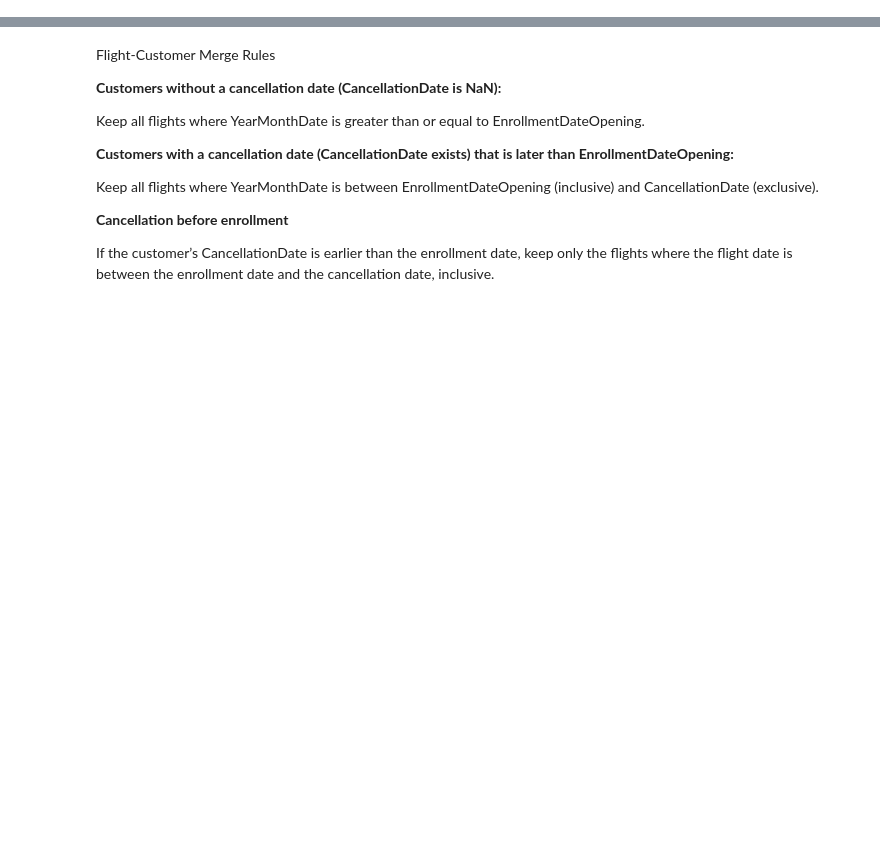
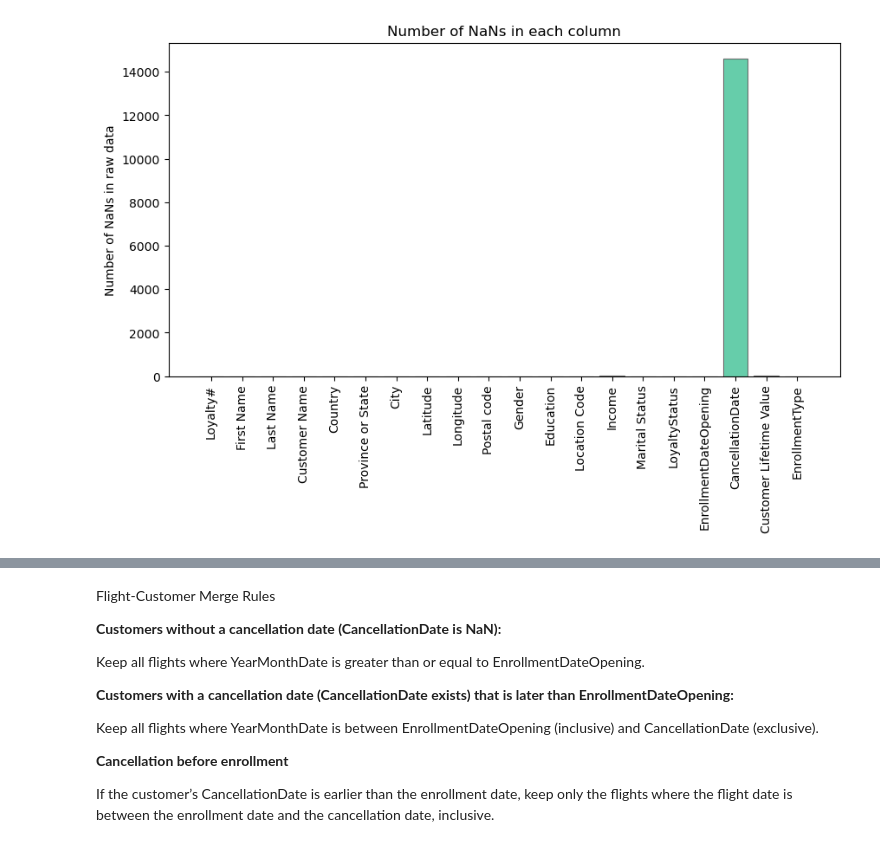
Before and after one commit to calcoafrancisca/Group-39---DM---Part2, a Jupyter notebook: AIAI.Kika.ipynb, the cells around one changed output, grey strips where cells are left out. Drawn from its saved outputs; the diff is of its cells as text; code cells hidden in the pictures; blank space fills up the shorter version.

Commit message:
Juntei os 3 datasets num (AIAI.Kika.ipynb)

```diff
--- a/DataUnderstanding.ipynb
+++ b/AIAI.Kika.ipynb
@@ -7,5 +7,5 @@ import sys
 import os
 import math
 # %%
-FlightsDB = pd.read_csv('../data/Flights_DB_clean.csv', sep = ',')
-CustomerDB = pd.read_csv('../data/CustomerDB_clean.csv', sep = ',')
+FlightsDB = pd.read_csv('DM_AIAI_FlightsDB.csv', sep = ',')
+CustomerDB = pd.read_csv('DM_AIAI_CustomerDB.csv', sep = ',')
@@ -11,0 +22,3 @@ CustomerDB = pd.read_csv('../data/CustomerDB_clean.csv', sep = ',')
+# %%
+CustomerDB = CustomerDB.drop(columns=['Unnamed: 0'])
+CustomerDB.tail()
@@ -11,0 +132,12 @@ CustomerDB = pd.read_csv('../data/CustomerDB_clean.csv', sep = ',')
+# %%
+number_of_nans = CustomerDB.isnull().sum()
+x_xis = number_of_nans.index.tolist()
+plt.figure(figsize=(10, 5))
+plt.xticks(rotation=90)
+plt.ylabel('Number of NaNs in raw data')
+plt.title('Number of NaNs in each column')
+plt.bar(x=x_xis, height=number_of_nans, color='mediumaquamarine', edgecolor='dimgray', linewidth=0.8)
+
+plt.show()
+# %% [output]
+[figure, added]
```
Also changed, not shown: parts of 38 cells of this notebook, 1 other file.
